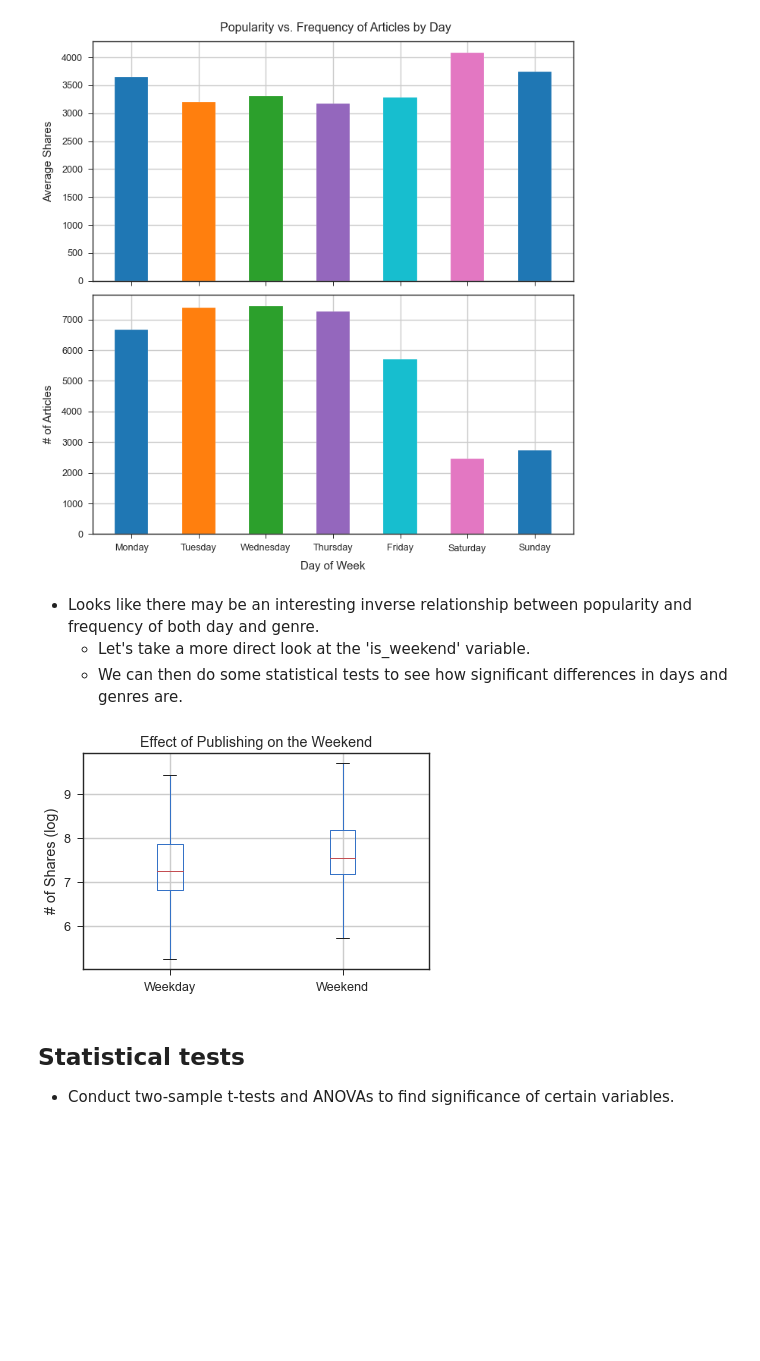
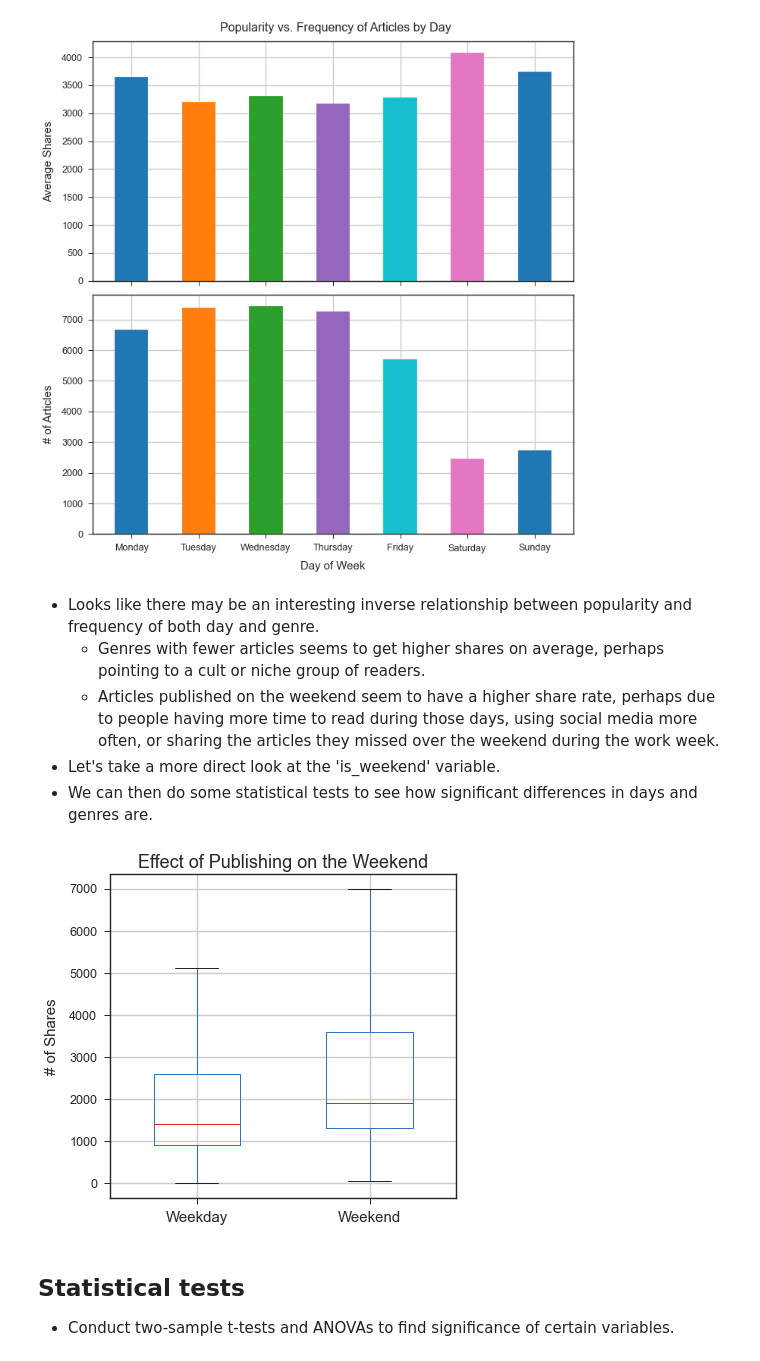
Before and after one commit to p-szymo/online_news_popularity, a Jupyter notebook: online_news_popularity_final_notebook.ipynb, the cells around one changed output. Saved outputs shown, nothing was run; the diff lists cells and outputs as text; code cells hidden in the pictures; blank space fills up the shorter version.

```diff
--- a/online_news_popularity_final_notebook.ipynb
+++ b/online_news_popularity_final_notebook.ipynb
@@ -167,6 +167,8 @@ df[to_int] = df[to_int].astype('int64')
 # %% [markdown]
 * Take a look at the target variable.
 # %%
+sns.set_style('ticks')
+
 df.hist('shares',bins=50)
 plt.title('Distribution of Article Shares')
 plt.xlabel('Number of Shares')
@@ -297,20 +299,22 @@ plt.show()
 [figure]
 # %% [markdown]
 * Looks like there may be an interesting inverse relationship between popularity and frequency of both day and genre.
-    * Let's take a more direct look at the 'is_weekend' variable.
-    * We can then do some statistical tests to see how significant differences in days and genres are.
+    * Genres with fewer articles seems to get higher shares on average, perhaps pointing to a cult or niche group of readers.
+    * Articles published on the weekend seem to have a higher share rate, perhaps due to people having more time to read during those days, using social media more often, or sharing the articles they missed over the weekend during the work week.
+* Let's take a more direct look at the 'is_weekend' variable.
+* We can then do some statistical tests to see how significant differences in days and genres are.
 # %%
-df.boxplot('log_shares', 'is_weekend', showfliers = False)
-plt.title('Effect of Publishing on the Weekend')
+df.boxplot('shares', 'is_weekend', showfliers = False, figsize=(6,6), color={'medians': 'tab:red'}, widths=(0.5, 0.5))
+plt.title('Effect of Publishing on the Weekend', fontsize=18)
 # get rid of the automatic 'Boxplot grouped by group_by_column_name' title
 plt.xlabel('')
-plt.xticks([1,2], ['Weekday', 'Weekend'])
-plt.ylabel('# of Shares (log)')
+plt.xticks([1,2], ['Weekday', 'Weekend'], fontsize=15)
+plt.ylabel('# of Shares', fontsize=15, labelpad=10)
 plt.suptitle("")
 
 plt.show()
 # %% [output]
-[figure, old version]
+[figure, new version]
 # %% [markdown]
 ## Statistical tests
 * Conduct two-sample t-tests and ANOVAs to find significance of certain variables.
```
Also changed, not shown: parts of 23 cells of this notebook, 16 other files.
